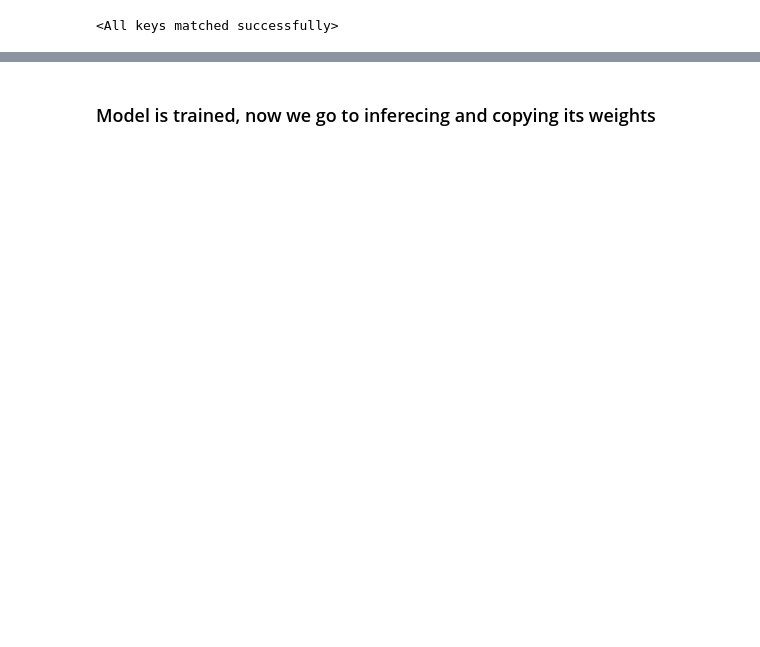
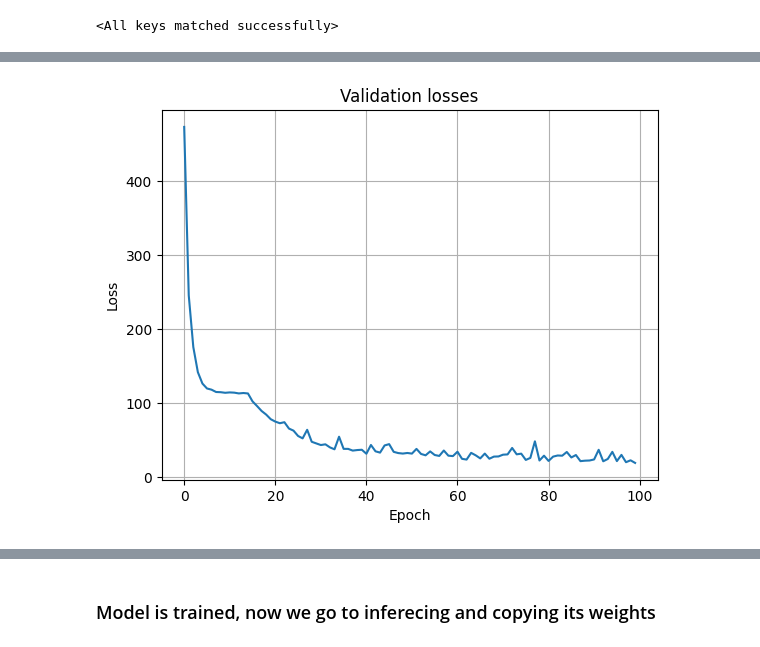
Before and after one commit to lvjonok/f23-pmldl-project, a Jupyter notebook: notebooks/final/pendulum.ipynb, the cells around one changed output, grey strips where cells are left out. Saved outputs shown, nothing was run; the diff lists cells and outputs as text; code cells hidden in the pictures; blank space fills up the shorter version.

```diff
--- a/notebooks/final/pendulum.ipynb
+++ b/notebooks/final/pendulum.ipynb
@@ -57,11 +120,12 @@ model = FullyConnectedCtrl(
 # %%
-model.load_state_dict(torch.load("../../data/models/pendulum_fc.pt"))
+model.load_state_dict(torch.load("../../data/models/pendulum_fc.pt", weights_only=True))
+model_n.load_state_dict(torch.load("../../data/models/pendulum_fc_n.pt", weights_only=True))
 # %% [output]
 <All keys matched successfully>
 # %%
-# _, val_losses = model.train_model(
-#     train_loader,
-#     val_loader,
-#     epochs=30,
-#     ckpt_path="../../data/models/pendulum_fc.pt",
-# )
+_, val_losses = model.train_model(
+    train_loader,
+    val_loader,
+    epochs=100,
+    ckpt_path="../../data/models/pendulum_fc.pt",
+)
@@ -68,7 +150,9 @@ model.load_state_dict(torch.load("../../data/models/pendulum_fc.pt"))
 # %%
-# plt.title("Validation losses")
-# plt.plot(val_losses)
-# plt.grid()
-# plt.xlabel("Epoch")
-# plt.ylabel("Loss")
-# plt.show()
+plt.title("Validation losses")
+plt.plot(val_losses)
+plt.grid()
+plt.xlabel("Epoch")
+plt.ylabel("Loss")
+plt.show()
+# %% [output]
+[figure, added]
```
Also changed, not shown: parts of 33 cells of this notebook, 7 other files.
